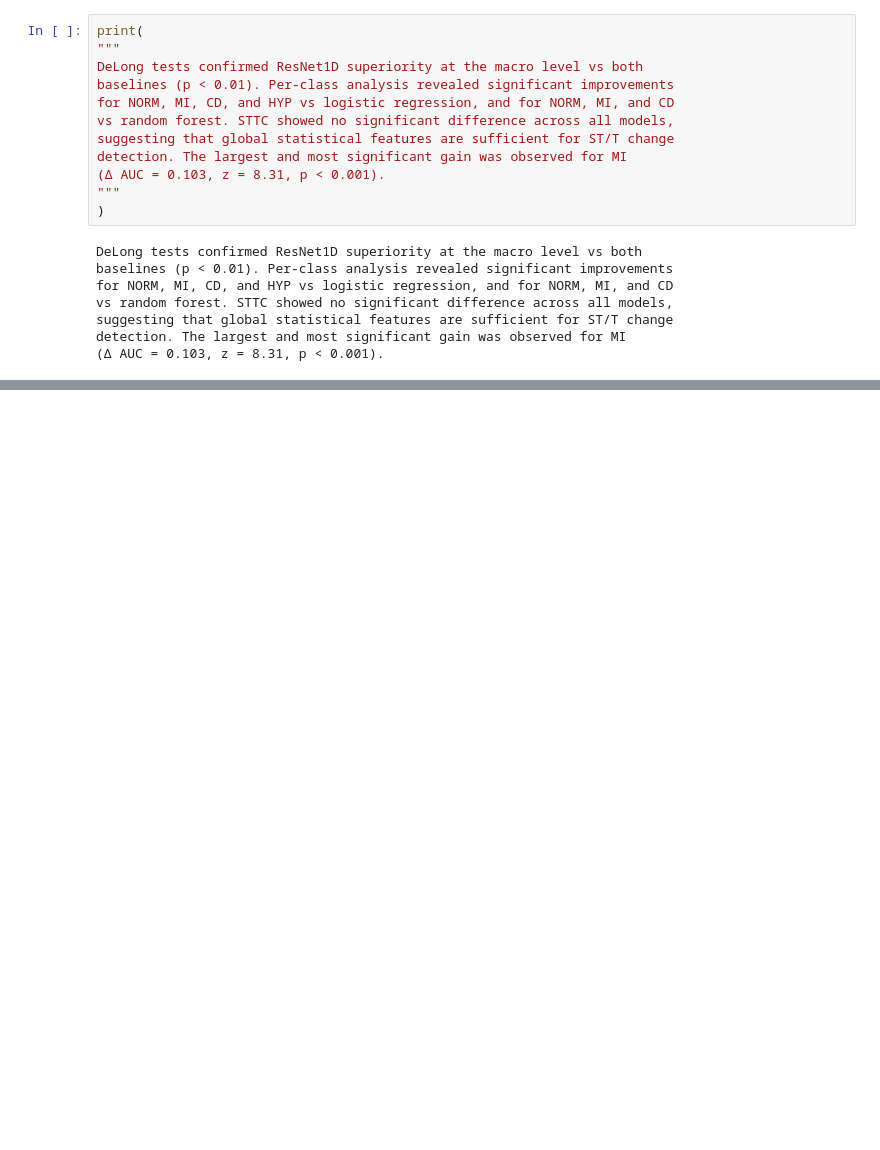
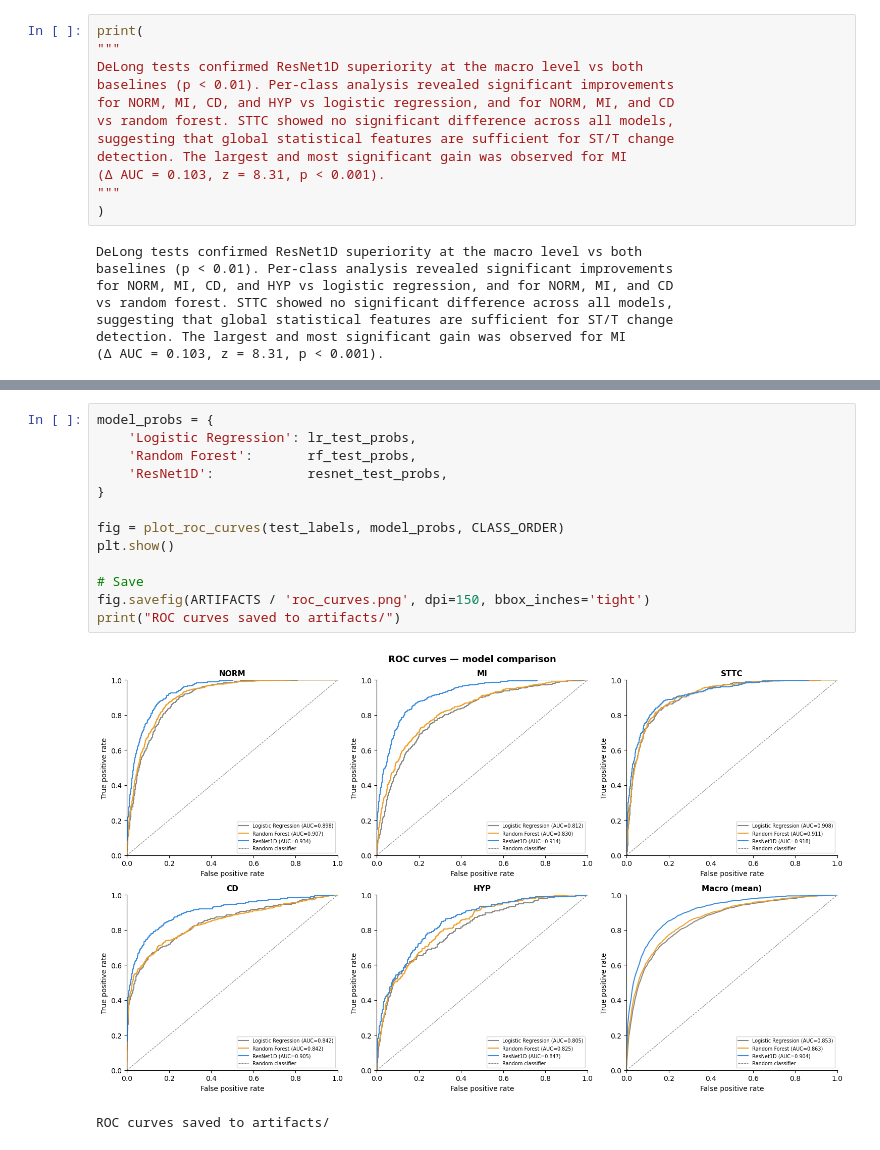
Before and after one commit to cristopher-d-delgado/ecg-ai-statistical-evaluation, a Jupyter notebook: notebooks/modeling.ipynb, the cells around one changed output, grey strips where cells are left out. Cells and saved outputs as stored; diff of their text form; blank space fills up the shorter version.

```diff
--- a/notebooks/modeling.ipynb
+++ b/notebooks/modeling.ipynb
@@ -1495,0 +1816,16 @@ DeLong results saved
+# %%
+model_probs = {
+    'Logistic Regression': lr_test_probs,
+    'Random Forest':       rf_test_probs,
+    'ResNet1D':            resnet_test_probs,
+}
+
+fig = plot_roc_curves(test_labels, model_probs, CLASS_ORDER)
+plt.show()
+
+# Save
+fig.savefig(ARTIFACTS / 'roc_curves.png', dpi=150, bbox_inches='tight')
+print("ROC curves saved to artifacts/")
+# %% [output]
+[figure, added]
+ROC curves saved to artifacts/
```
Also changed, not shown: parts of 13 cells of this notebook, 4 other files.
